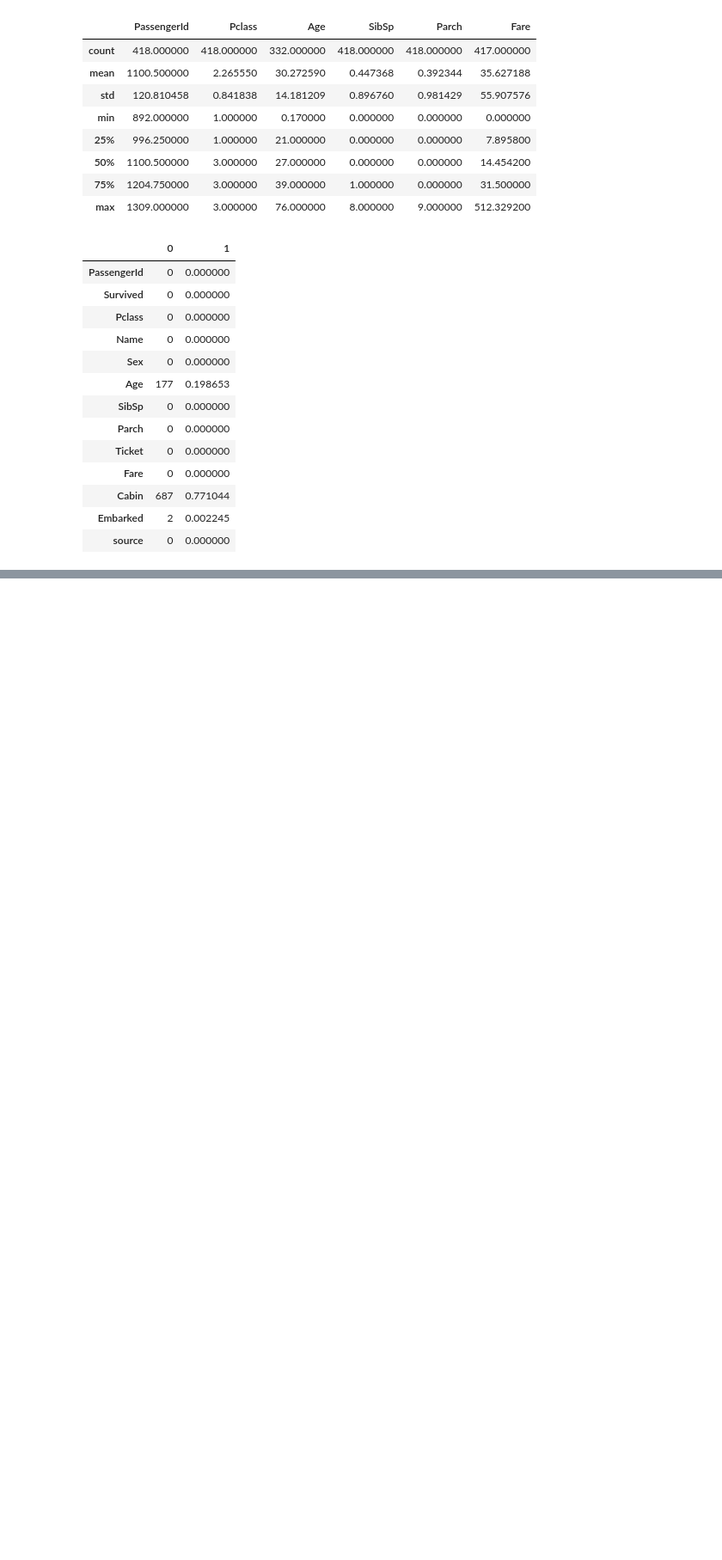
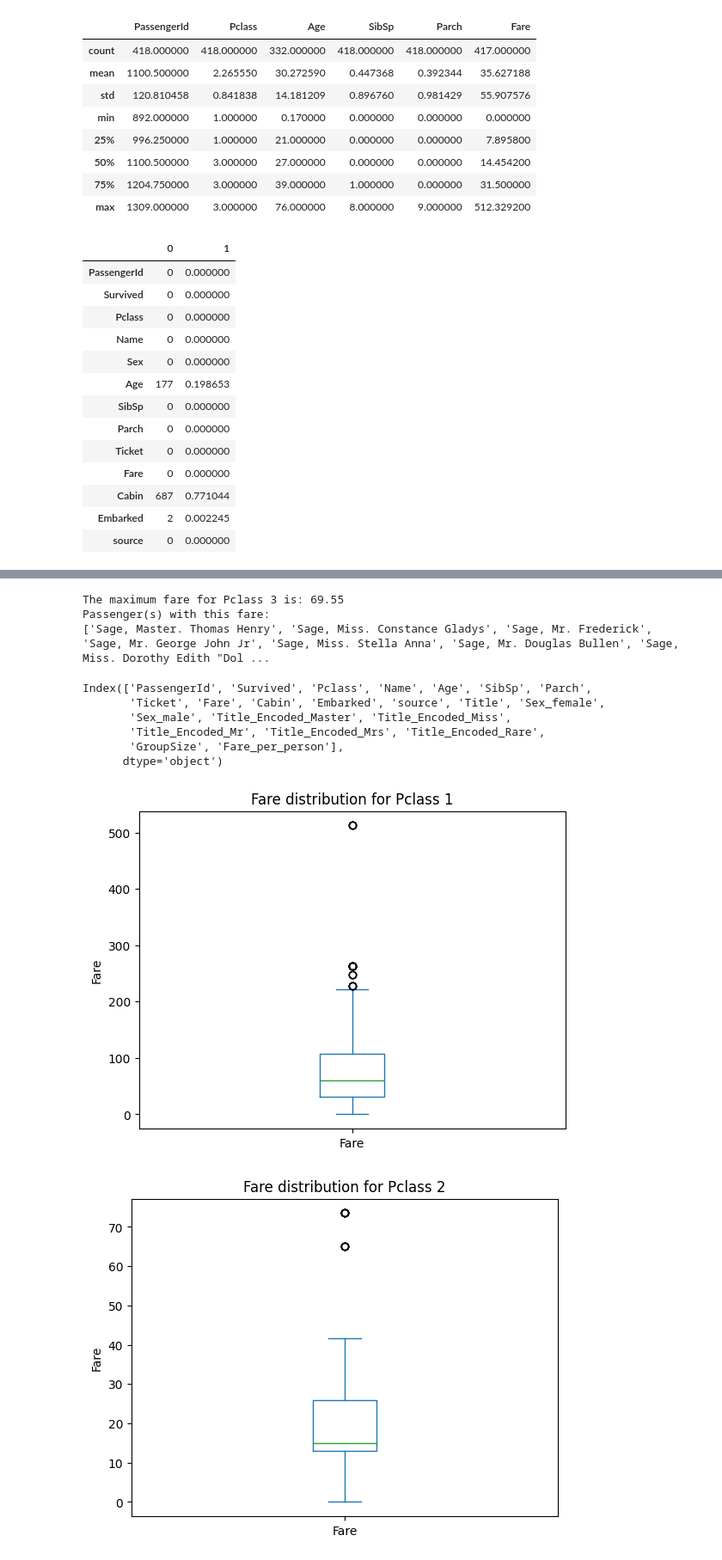
Before and after one commit to axandrei1234/titanic-challenge, a Jupyter notebook: src/test.ipynb, the cells around one changed output, grey strips where cells are left out. Shown at 86% size. Saved outputs shown, nothing was run; the diff lists cells and outputs as text; code cells hidden in the pictures; blank space fills up the shorter version.

```diff
--- a/src/test.ipynb
+++ b/src/test.ipynb
@@ -63,0 +153,14 @@ result
+# %%
+max_age_master = full_df.loc[df['Title'] == 'Master.', 'Age'].dropna().max()
+min_age_mr = full_df.loc[df['Title'] == 'Mr.', 'Age'].dropna().min()
+
+print(f"The maximum age for title Master. is: {max_age_master}")
+print(f"The minimum age for title Mr. is: {min_age_mr}")
+
+mr_below_15 = full_df.loc[(full_df['Title'] == 'Mr.') & (full_df['Age'] < 15)]
+
+print(f"The number of Mr. with age below 15 is: {mr_below_15}")
+
+full_df.loc[(full_df['Title'] == 'Master.') & (full_df['Age'] == 14), 'Title'] = 'Mr.'
+
+full_df.loc[(full_df['Title'] == 'Mr.') & (full_df['Age'] == 11), 'Title'] = 'Master.'
@@ -66,7 +260,13 @@ df = full_df.copy()
 le = LabelEncoder()
 ohe = OneHotEncoder(handle_unknown='ignore', sparse_output=False).set_output(transform='pandas')
 # %%
+larger_dataset = "y"
 df['Embarked'] = le.fit_transform(df['Embarked'])
 df['Embarked'] = df['Embarked'].replace(3, np.nan)
 ohetransform = ohe.fit_transform(df[['Sex']])
 df = pd.concat([df, ohetransform], axis=1).drop(columns=['Sex'])
+full_df = pd.concat([full_df, ohetransform], axis=1).drop(columns=['Sex'])
+if larger_dataset == 'y':
+    ohetransform = ohe.fit_transform(df[['Title_Encoded']])
+    df = pd.concat([df, ohetransform], axis=1).drop(columns='Title_Encoded')
+    full_df = pd.concat([full_df, ohetransform], axis=1).drop(columns="Title_Encoded")
@@ -75,7 +288,19 @@ features = ['Pclass', 'Age', 'Fare', 'SibSp', 'Parch', 'Embarked', 'Sex_male', '
 imputer = KNNImputer(n_neighbors=5)
 df_imputed = pd.DataFrame(imputer.fit_transform(df[features]), columns=features)
 # %%
-df_imputed['Embarked'] = df_imputed['Embarked'].round().astype(int)
-df_imputed['Embarked'] = le.inverse_transform(df_imputed['Embarked'])
+full_df.loc[full_df["Fare"].isna()]
+mean_fare_p3 = full_df.loc[full_df["Pclass"]==3, "Fare"].mean()
+full_df['Fare'] = full_df["Fare"].fillna(mean_fare_p3)
 # %%
-full_df['Embarked'] = full_df['Embarked'].fillna(df_imputed['Embarked'])
+max_fare_p3 = full_df.loc[full_df["Pclass"] == 3, "Fare"].max()
+
+# Get the name(s) of the passenger(s) with this fare
+names_max_fare_p3 = full_df.loc[(full_df["Pclass"] == 3) & (full_df["Fare"] == max_fare_p3), "Name"]
+
+print(f"The maximum fare for Pclass 3 is: {max_fare_p3}")
+print("Passenger(s) with this fare:")
+print(names_max_fare_p3.tolist())
+# %% [output]
+The maximum fare for Pclass 3 is: 69.55
+Passenger(s) with this fare:
+['Sage, Master. Thomas Henry', 'Sage, Miss. Constance Gladys', 'Sage, Mr. Frederick', 'Sage, Mr. George John Jr', 'Sage, Miss. Stella Anna', 'Sage, Mr. Douglas Bullen', 'Sage, Miss. Dorothy Edith "Dol ...
@@ -84,3 +307,21 @@ full_df = pd.concat([full_df, ohetransform], axis=1).drop(columns=['Sex'])
+# %%
+full_df.columns
+# %% [output]
+Index(['PassengerId', 'Survived', 'Pclass', 'Name', 'Age', 'SibSp', 'Parch',
+       'Ticket', 'Fare', 'Cabin', 'Embarked', 'source', 'Title', 'Sex_female',
+       'Sex_male', 'Title_Encoded_Master', 'Title_Encoded_Miss',
+       'Title_Encoded_Mr', 'Title_Encoded_Mrs', 'Title_Encoded_Rare',
+       'GroupSize', 'Fare_per_person'],
+      dtype='object')
 # %%
-ohetransform = ohe.fit_transform(full_df[['Embarked']])
-full_df = pd.concat([full_df, ohetransform], axis=1).drop(columns=['Embarked'])
+import matplotlib.pyplot as plt
+
+for pclass in sorted(full_df["Pclass"].unique()):
+    plt.figure()
+    full_df.loc[full_df["Pclass"] == pclass, "Fare"].plot.box()
+    plt.title(f"Fare distribution for Pclass {pclass}")
+    plt.ylabel("Fare")
+    plt.show()
+# %% [output]
+[figure, added]
+[figure, added]
```
Also changed, not shown: parts of 24 cells of this notebook.
